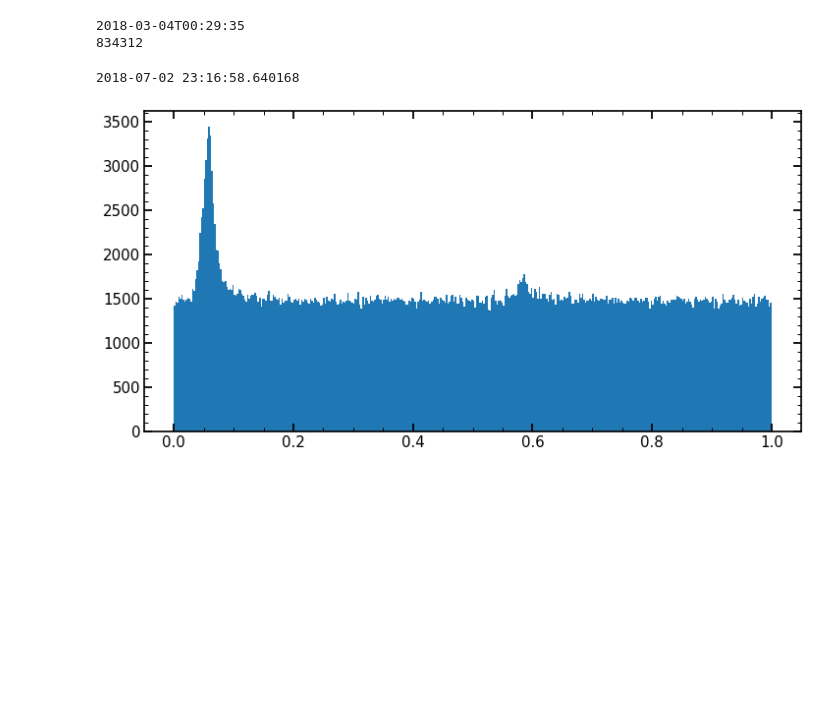
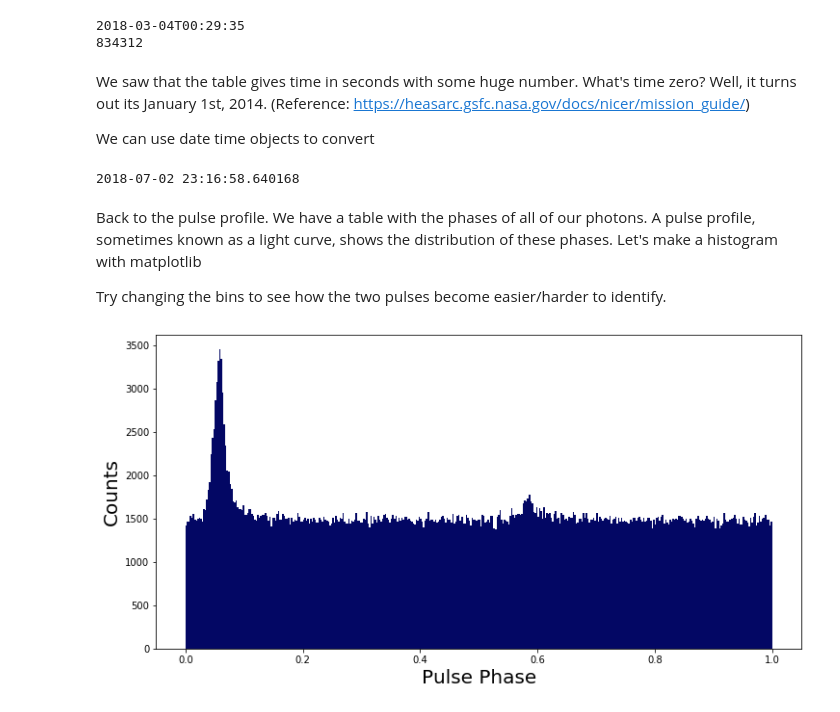
Before and after one commit to dmrowan/LommenResearchGroup, a Jupyter notebook: StartupGuide/EventFiles/EVT_Intro.ipynb, the cells around one changed output. Drawn from its saved outputs; the diff is of its cells as text; code cells hidden in the pictures; blank space fills up the shorter version.

```diff
--- a/StartupGuide/EventFiles/EVT_Intro.ipynb
+++ b/StartupGuide/EventFiles/EVT_Intro.ipynb
@@ -61,6 +75,10 @@ print(tab.meta['EXPOSURE'])
 # %% [output]
 2018-03-04T00:29:35
 834312
+# %% [markdown]
+We saw that the table gives time in seconds with some huge number. What's time zero? Well, it turns out its January 1st, 2014. (Reference: https://heasarc.gsfc.nasa.gov/docs/nicer/mission_guide/)
+
+We can use date time objects to convert
 # %%
 def convert_time(time):
     timezero = datetime.datetime(year=2014, month=1,
@@ -73,11 +91,18 @@ time_example = convert_time(142039018.640167803)
 print(time_example)
 # %% [output]
 2018-07-02 23:16:58.640168
+# %% [markdown]
+Back to the pulse profile. We have a table with the phases of all of our photons. A pulse profile, sometimes known as a light curve, shows the distribution of these phases. Let's make a histogram with matplotlib
+
+Try changing the bins to see how the two pulses become easier/harder to identify.
 # %%
+phases = tab['PULSE_PHASE'] #Access the correct column of the evt table
+
 fig, ax = plt.subplots(1, 1, figsize=(12, 6))
-ax = plotparams(ax)
 
-ax.hist(tab['PULSE_PHASE'], bins=400)
+ax.hist(phases, bins=400, color='xkcd:darkblue')
+ax.set_ylabel("Counts", fontsize=20)
+ax.set_xlabel("Pulse Phase", fontsize=20)
 plt.show()
 # %% [output]
-[figure, old version]
+[figure, new version]
```
Also changed, not shown: parts of 6 cells of this notebook.
